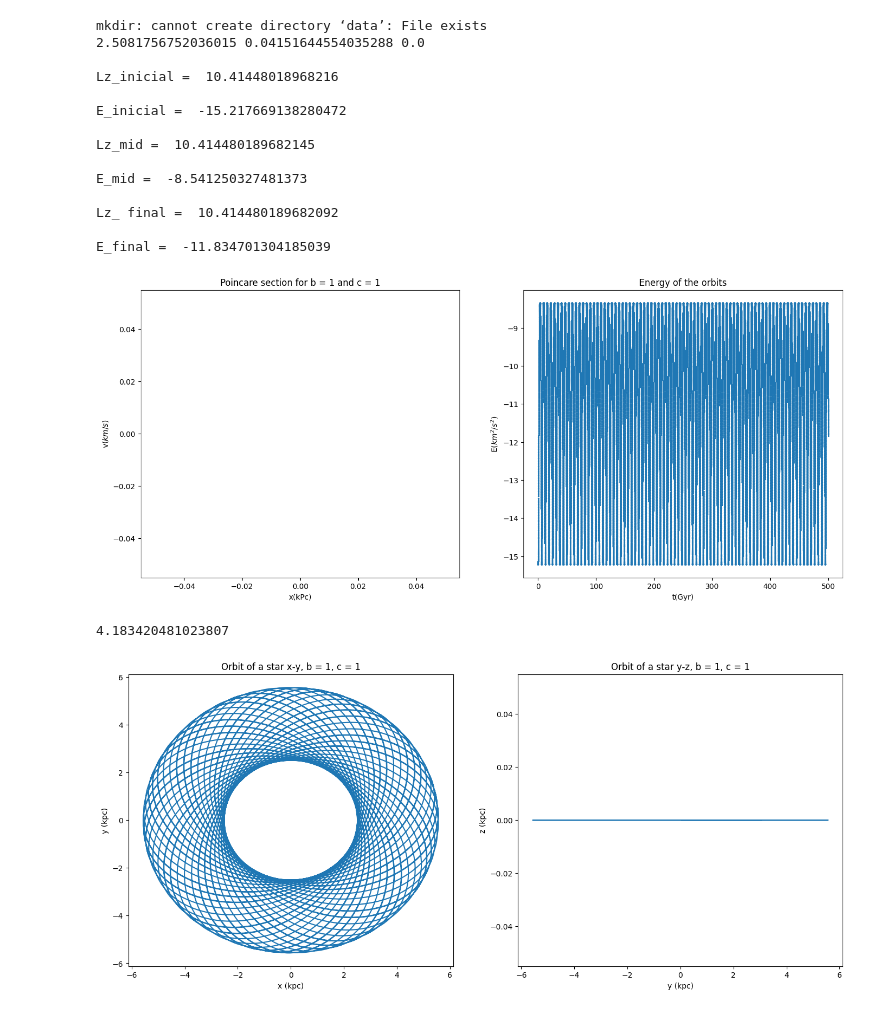
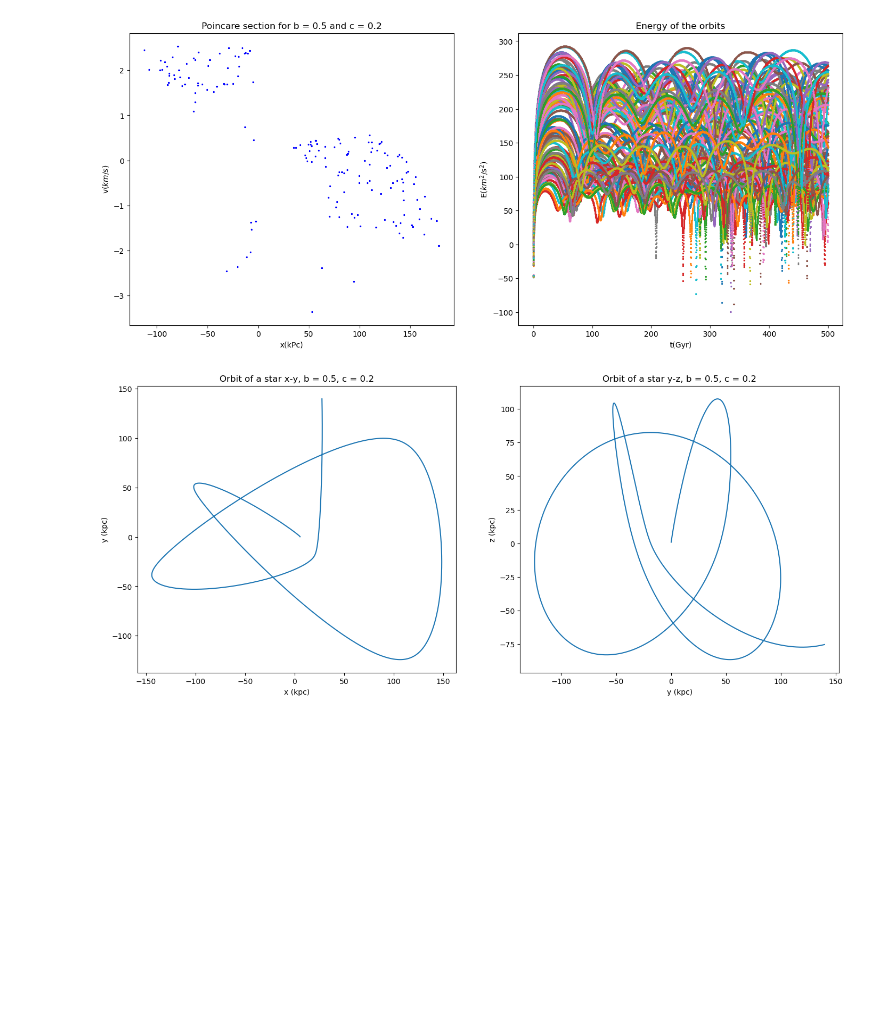
Before and after one commit to gwill704/Galactic_Chaos, a Jupyter notebook: plots.ipynb, the cells around one changed output. Drawn from its saved outputs; the diff is of its cells as text; code cells hidden in the pictures; blank space fills up the shorter version.

```diff
--- a/plots.ipynb
+++ b/plots.ipynb
@@ -1,80 +1,47 @@
 # %%
 import matplotlib.pyplot as plt
 import random as rd
-from CHAOS import Chaos
+import os
+import numpy as np
+from Chaos import Chaos
 
 # Creation of dir where data is goingo to be stored
-! mkdir data
+os.makedirs('data', exist_ok=True)
 
 # Parameters
-N = 1# Number of stars
-dt = 0.01 # Time step in Gyr
-rc = 10 # Reference length
+N = 100# Number of stars
+dt = 0.1 # Time step in Gyr
+rc = 20 # Reference length
 
 # Asymetry parameters
-b = 1
-c = 0.5
+b = 0.5
+c = 0.2
 
-# Initial velocities
-vx0 = 0
+# Energy
 
-vy0_1 = 3.8
-vy0_2 = 4.2
-vy0 = rd.uniform(vy0_1,vy0_2)
-
-vz0_1 = 0
-vz0_2 = 0.5
-vz0 = rd.uniform(vz0_1,vz0_2)
-
-# Initial point
-x0_1 = 2.5
-x0_2 = 3.0
-x0 = rd.uniform(x0_1,x0_2)
-y0, z0 = 0, 0
-
+E = -61.
 
 plt.figure(figsize =(17,7))
 
 for k in range (0, N ):
-    datos = Chaos(vx0, rd.uniform(vy0_1,vy0_2), rd.uniform(vz0_1,vz0_2), dt, b, c, rc)
-    pos, vel, energy, poin, ace = datos.verlet(x0,y0,z0, k)
+    # input point in the three first arguments of chaos
+    x0 = rd.uniform(0.2*rc/np.sqrt(np.e),0.5*rc/np.sqrt(np.e))
+    omega = rd.uniform(np.sqrt(-2*E)/x0, 2*np.sqrt(-2*E)/x0)
+    datos = Chaos(x0,0,0, dt, b, c, rc, E, omega)
+    pos, vel, energy, poin= datos.verlet(k)
     plt.subplot(1,2,1)
     plt.xlabel('x(kPc)')
     plt.ylabel('v($km/s$)')
     plt.title('Poincare section for b = {} and c = {}'.format(b,c))
     plt.plot(poin[0], poin[1], 'b*', markersize=2)
     plt.subplot(1,2,2)
     plt.xlabel('t(Gyr)')
     plt.ylabel('E($km^2$/$s^2$)')
     plt.title('Energy of the orbits')
     plt.plot(energy[1], energy[0], '*', label = 'energy of particule '+str(k) , markersize=2)
-    plt.savefig('data/Poincareb='+str(b)+' c='+str(c)+' N='+str(N)+' lim x0 = ['+str(x0_1)+','+str(x0_2)+'] lim vy0 = ['+str(vy0_1)+','+str(vy0_2)+'] lim vz0 = ['+str(vz0_1)+','+str(vz0_2)+' rc = '+str(rc)+'.png')
-
-#ax = plt.axes(projection='3d')
-#ax.plot3D(pos[0], pos[1], pos[2], '*')
-#plt.savefig('data/Orbits='+str(b)+' c='+str(c)+' N='+str(N)+' lim x0 = ['+str(x0_1)+','+str(x0_2)+'] lim vy0 = ['+str(vy0_1)+','+str(vy0_2)+'] lim vz0 = ['+str(vz0_1)+','+str(vz0_2)+' rc = '+str(rc)+'.png')
-    #plt.legend()
-    #plt.savefig('data/Energy b='+str(b)+' c='+str(c)+' N='+str(N)+'.png')
+    plt.savefig('data/Poincareb='+str(b)+' c='+str(c)+' N='+str(N) + '.png')
 # %% [output]
-mkdir: cannot create directory ‘data’: File exists
-2.5081756752036015 0.04151644554035288 0.0
-
-Lz_inicial =  10.41448018968216
-
-E_inicial =  -15.217669138280472
-
-Lz_mid =  10.414480189682145
-
-E_mid =  -8.541250327481373
-
-Lz_ final =  10.414480189682092
-
-E_final =  -11.834701304185039
-[figure, old version]
+[figure, new version]
-# %%
-vy0
-# %% [output]
-4.183420481023807
 # %%
 # Plot of the orbit of the last star saved in the loop
 
@@ -89,9 +56,9 @@ plt.plot(pos[0],pos[1])
 plt.xlabel('x (kpc)')
 plt.ylabel('y (kpc)')
 plt.title('Orbit of a star x-y, b = {}, c = {}'.format(b,c))
-plt.savefig('data/Orbitb='+str(b)+' c='+str(c)+' N='+str(N)+' lim x0 = ['+str(x0_1)+','+str(x0_2)+'] lim vy0 = ['+str(vy0_1)+','+str(vy0_2)+'] lim vz0 = ['+str(vz0_1)+','+str(vz0_2)+' rc = '+str(rc)+'.png')
+plt.savefig('data/Orbitb='+str(b)+' c='+str(c)+' N='+str(N)+'.png')#+' lim x0 = ['+str(x0)+'] lim E0 = ['+str(E)+' Lz = '+str(Lz)+ 'rc = '+str(rc)+'.png')
 # %% [output]
-[figure, old version]
+[figure, new version]
 # %%
 # 3D plot
 
```
Also changed, not shown: parts of 4 cells of this notebook.
